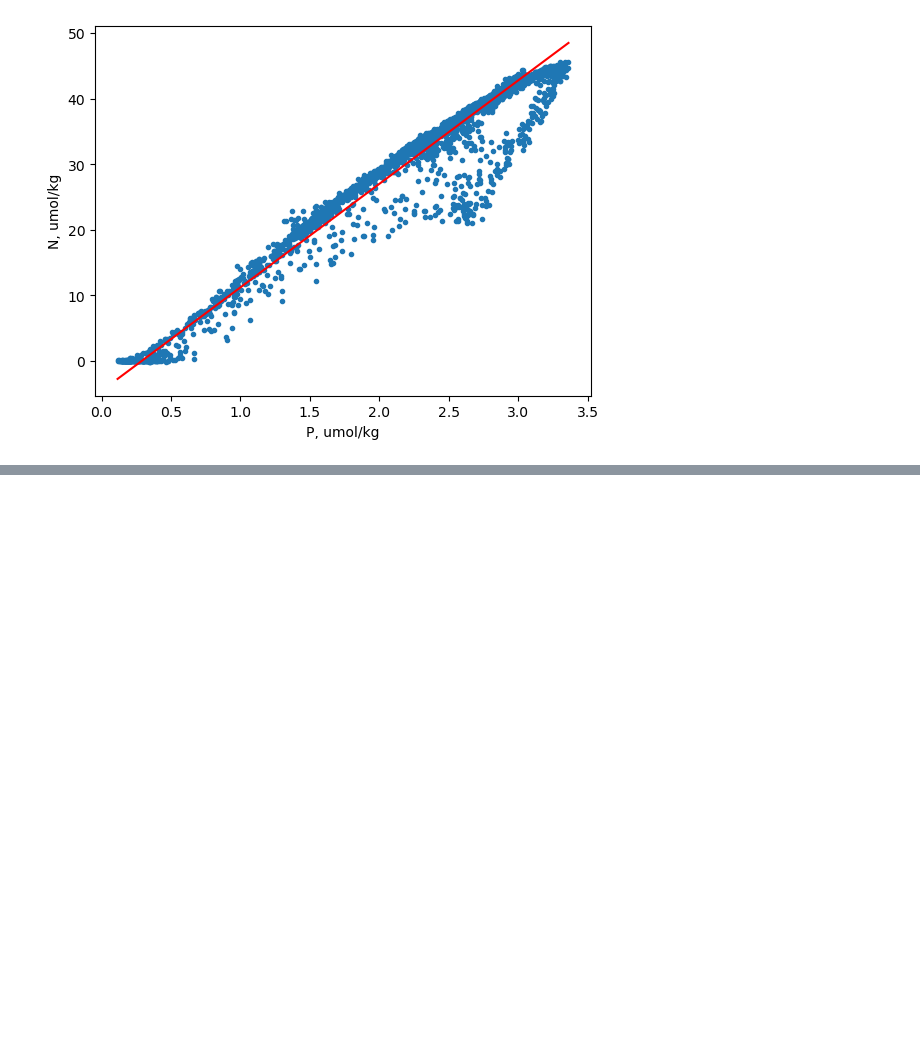
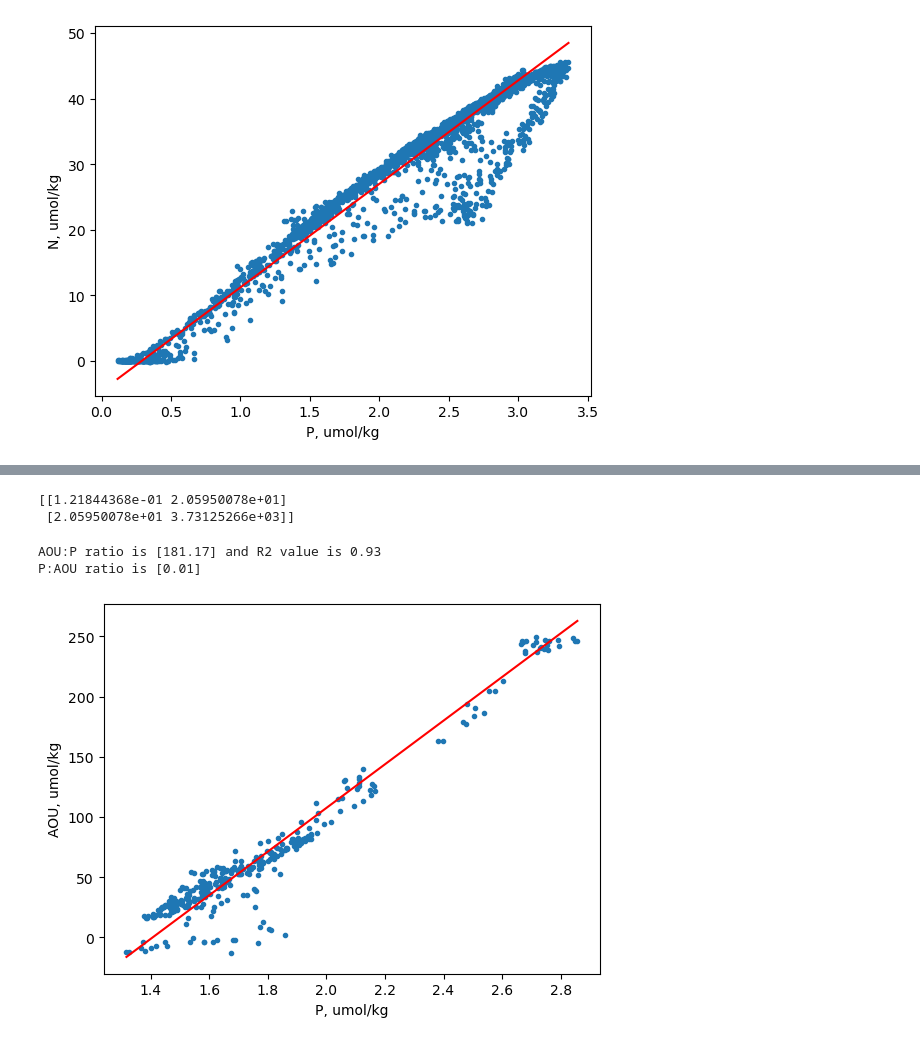
Before and after one commit to takaito1/easX305_F2023, a Jupyter notebook: week11/week11.ipynb, the cells around one changed output, grey strips where cells are left out. Drawn from its saved outputs; the diff is of its cells as text; code cells hidden in the pictures; blank space fills up the shorter version.

```diff
--- a/week11/week11.ipynb
+++ b/week11/week11.ipynb
@@ -136,0 +142,41 @@ P:N ratio is [0.06]
+# %%
+# combine conditions
+ind=(isgood==True)&(isaaiw==True)&(oxic==True)
+#
+# trim down the data that matches desired conditions
+x=po4[ind]
+xlab='P'
+y=AOU[ind]
+ylab='AOU'
+# %%
+# calculate covariance matrix
+c=np.cov(x,y)
+print(c)
+# %% [output]
+[[1.21844368e-01 2.05950078e+01]
+ [2.05950078e+01 3.73125266e+03]]
+# %%
+D,V=np.linalg.eig(c)
+indx=(D==max(D))
+# %%
+# take the major axis
+a = V[1,indx]/V[0,indx]
+b=np.mean(y)-a*np.mean(x) # intercept
+# calculate R2 value
+r2=c[0,1]**2/c[0,0]/c[1,1]
+# %%
+# expand the regression line
+x0=np.linspace(min(x),max(x),30)
+y0=a*x0+b
+
+# plot the result
+plt.plot(x,y,'.')
+plt.plot(x0,y0,'r-')
+plt.xlabel(xlab+', umol/kg')
+plt.ylabel(ylab+', umol/kg')
+print(ylab+':'+xlab+' ratio is '+str(a.round(2))+' and R2 value is '+str(r2.round(2)))
+print(xlab+':'+ylab+' ratio is '+str((1/a).round(2)))
+# %% [output]
+AOU:P ratio is [181.17] and R2 value is 0.93
+P:AOU ratio is [0.01]
+[figure, added]
```
Also changed, not shown: parts of 2 cells of this notebook.
